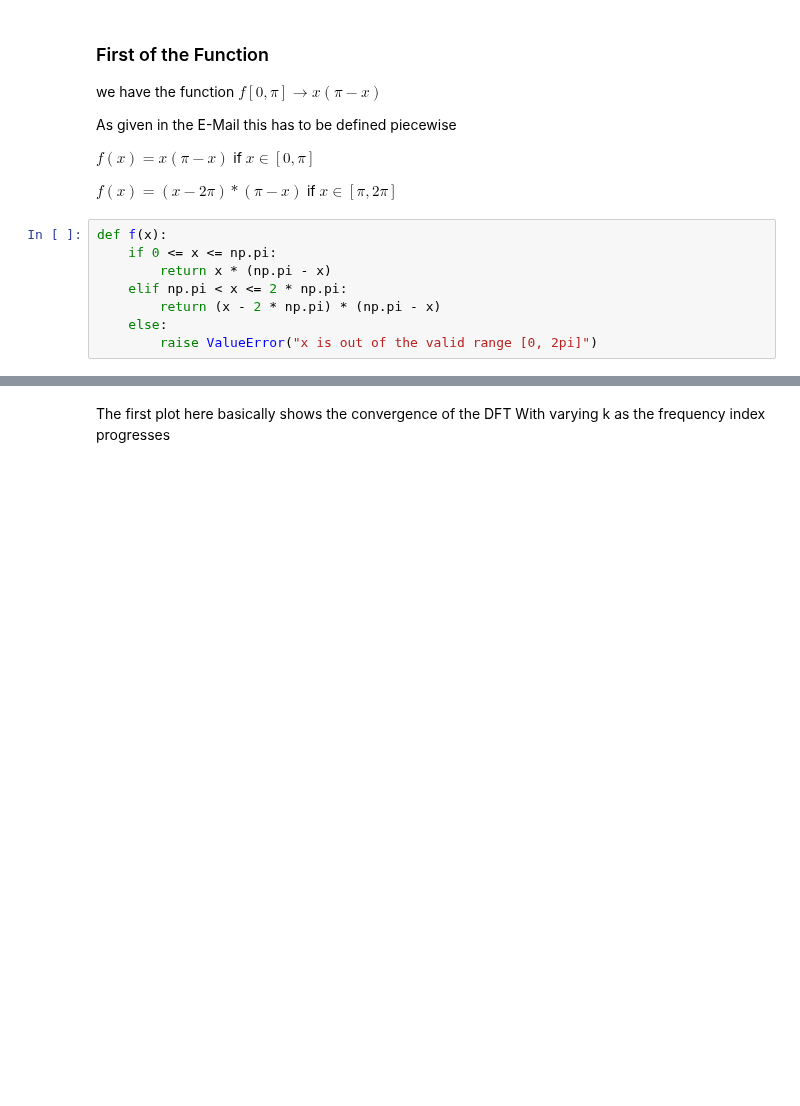
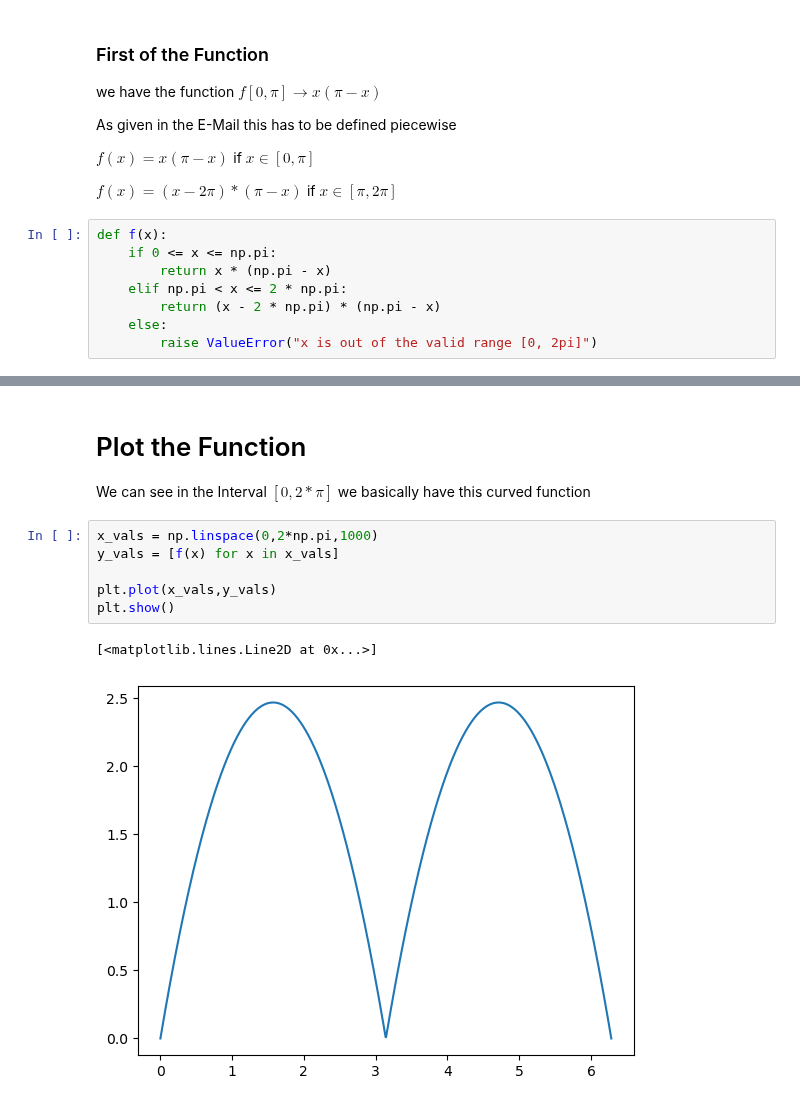
Before and after one commit to LukasMeinschad/Studium, a Jupyter notebook: Mathe/Numerik/Proseminar Numerik/Übungsblätter/Blatt 10/meinschad_blatt10.ipynb, the cells around one changed output, grey strips where cells are left out. Cells and saved outputs as stored; diff of their text form; blank space fills up the shorter version.

```diff
--- a/Mathe/Numerik/Proseminar Numerik/Übungsblätter/Blatt 10/meinschad_blatt10.ipynb
+++ b/Mathe/Numerik/Proseminar Numerik/Übungsblätter/Blatt 10/meinschad_blatt10.ipynb
@@ -342,2 +296,13 @@ plt.show()
-# %% [markdown]
-The first plot here basically shows the convergence of the DFT With varying k as the frequency index progresses
+# %% [markdown]
+# Plot the Function
+
+We can see in the Interval $[0, 2*\pi]$ we basically have this curved function
+# %%
+x_vals = np.linspace(0,2*np.pi,1000)
+y_vals = [f(x) for x in x_vals]
+
+plt.plot(x_vals,y_vals)
+plt.show()
+# %% [output]
+[<matplotlib.lines.Line2D at 0x...>]
+[figure, added]
```
Also changed, not shown: parts of 17 cells of this notebook, 5 other files.
